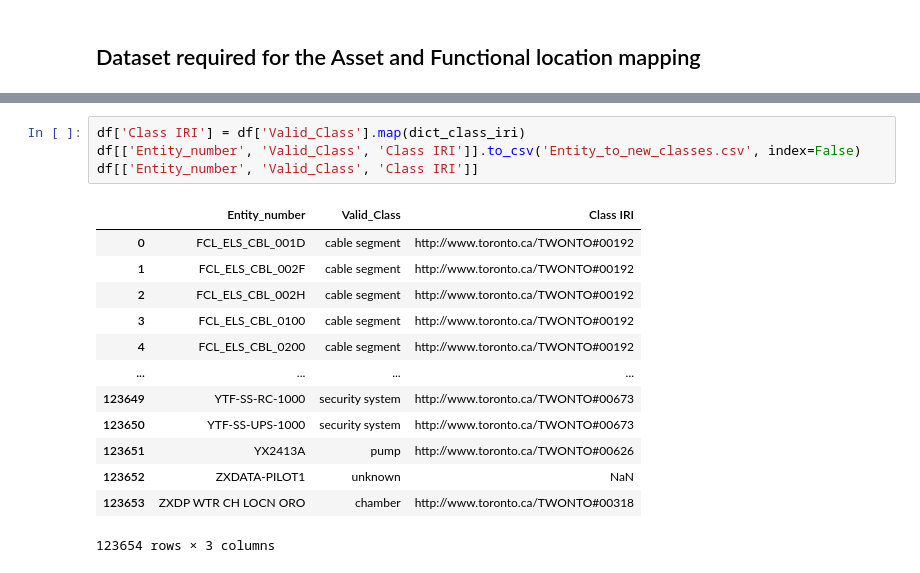
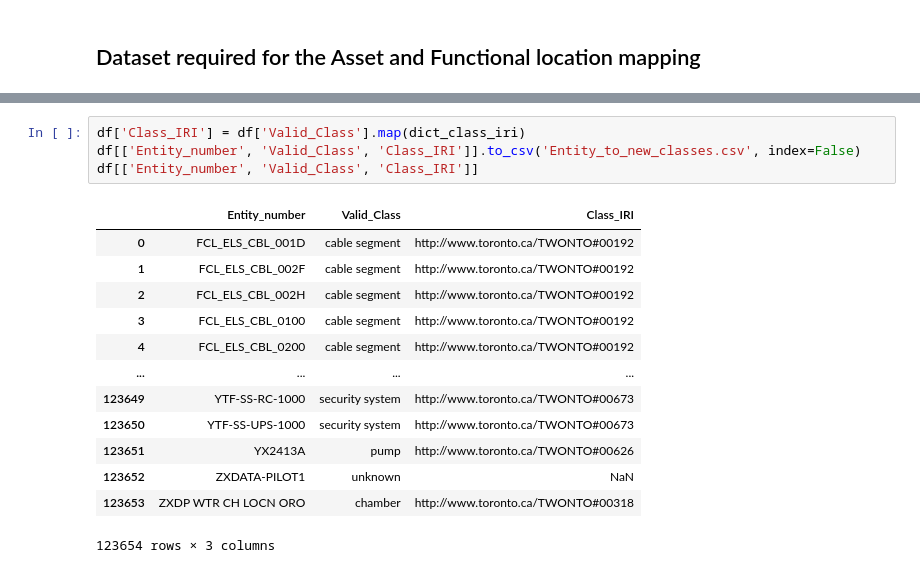
Before and after one commit to TW-ASMP/TWONTO, a Jupyter notebook: Avantis Mapping/Avantis Mapping Instructions.ipynb, the cells around one changed output, grey strips where cells are left out. Drawn from its saved outputs; the diff is of its cells as text.

```diff
--- a/Avantis Mapping/Avantis Mapping Instructions.ipynb
+++ b/Avantis Mapping/Avantis Mapping Instructions.ipynb
@@ -374,11 +374,11 @@ dict_class_iri
  'water': 'http://www.toronto.ca/TWONTO#00798',
  'water glycol mixture': 'http://www.toronto.ca/TWONTO#00799'}
 # %%
-df['Class IRI'] = df['Valid_Class'].map(dict_class_iri)
-df[['Entity_number', 'Valid_Class', 'Class IRI']].to_csv('Entity_to_new_classes.csv', index=False)
-df[['Entity_number', 'Valid_Class', 'Class IRI']]
+df['Class_IRI'] = df['Valid_Class'].map(dict_class_iri)
+df[['Entity_number', 'Valid_Class', 'Class_IRI']].to_csv('Entity_to_new_classes.csv', index=False)
+df[['Entity_number', 'Valid_Class', 'Class_IRI']]
 # %% [output]
-|  | Entity_number | Valid_Class | Class IRI |
+|  | Entity_number | Valid_Class | Class_IRI |
 | 0 | FCL_ELS_CBL_001D | cable segment | http://www.toronto.ca/TWONTO#00192 |
 | 1 | FCL_ELS_CBL_002F | cable segment | http://www.toronto.ca/TWONTO#00192 |
 | 2 | FCL_ELS_CBL_002H | cable segment | http://www.toronto.ca/TWONTO#00192 |
```
Also changed, not shown: parts of 2 cells of this notebook, 2 other files.
